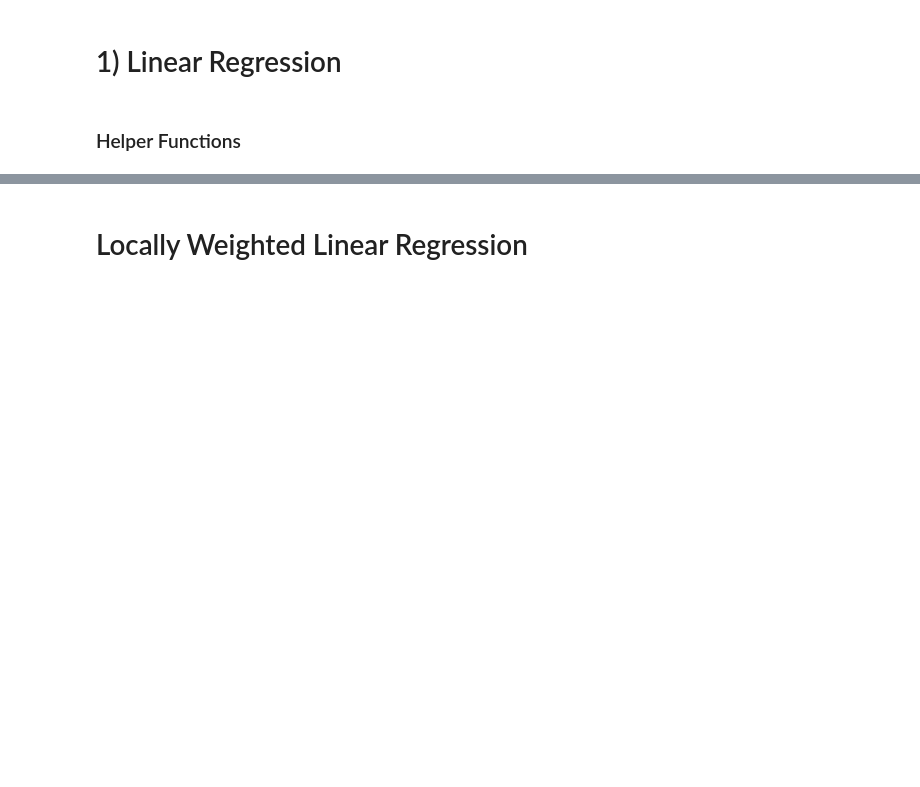
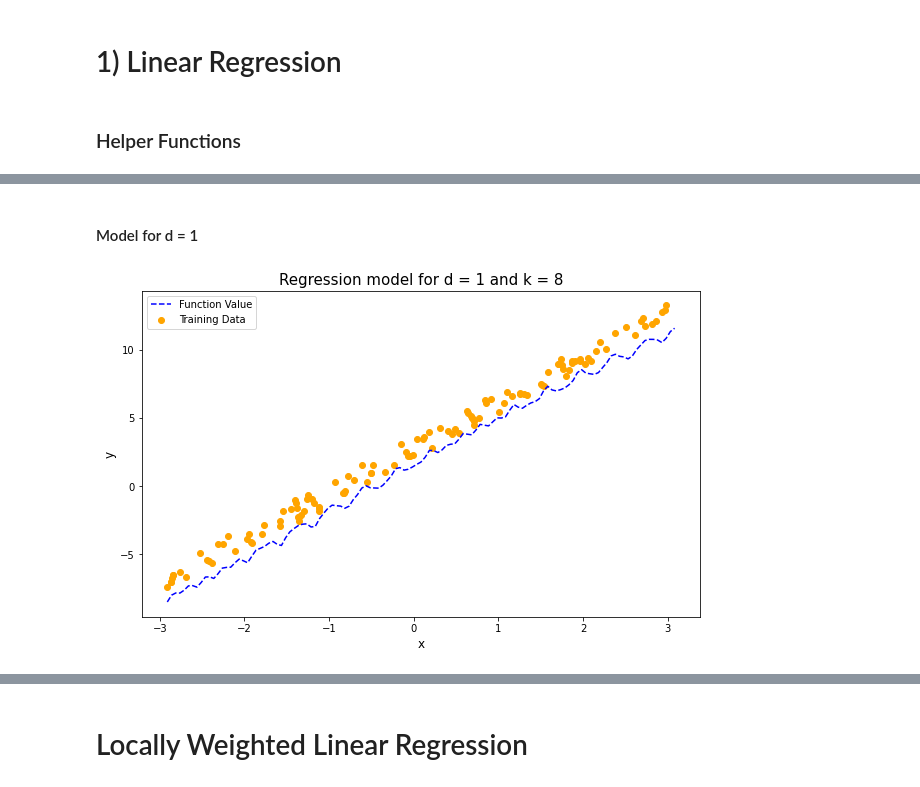
Before and after one commit to Shiska07/Spring_23_Projects, a Jupyter notebook: Machine_Learning/P1/ML_Project_01.ipynb, the cells around one changed output, grey strips where cells are left out. Cells and saved outputs as stored; diff of their text form; code cells hidden in the pictures; blank space fills up the shorter version.

```diff
--- a/Machine_Learning/P1/ML_Project_01.ipynb
+++ b/Machine_Learning/P1/ML_Project_01.ipynb
@@ -187,0 +279,6 @@ def get_prediction(X_test, Y_test, param_vec, k, d):
+# %% [markdown]
+#### Model for d = 1
+# %%
+plot_function(model_params_list[1], X_train, Y_train, 8, 1, n_samples)
+# %% [output]
+[figure, added]
```
Also changed, not shown: parts of 55 cells of this notebook, 9 other files.
